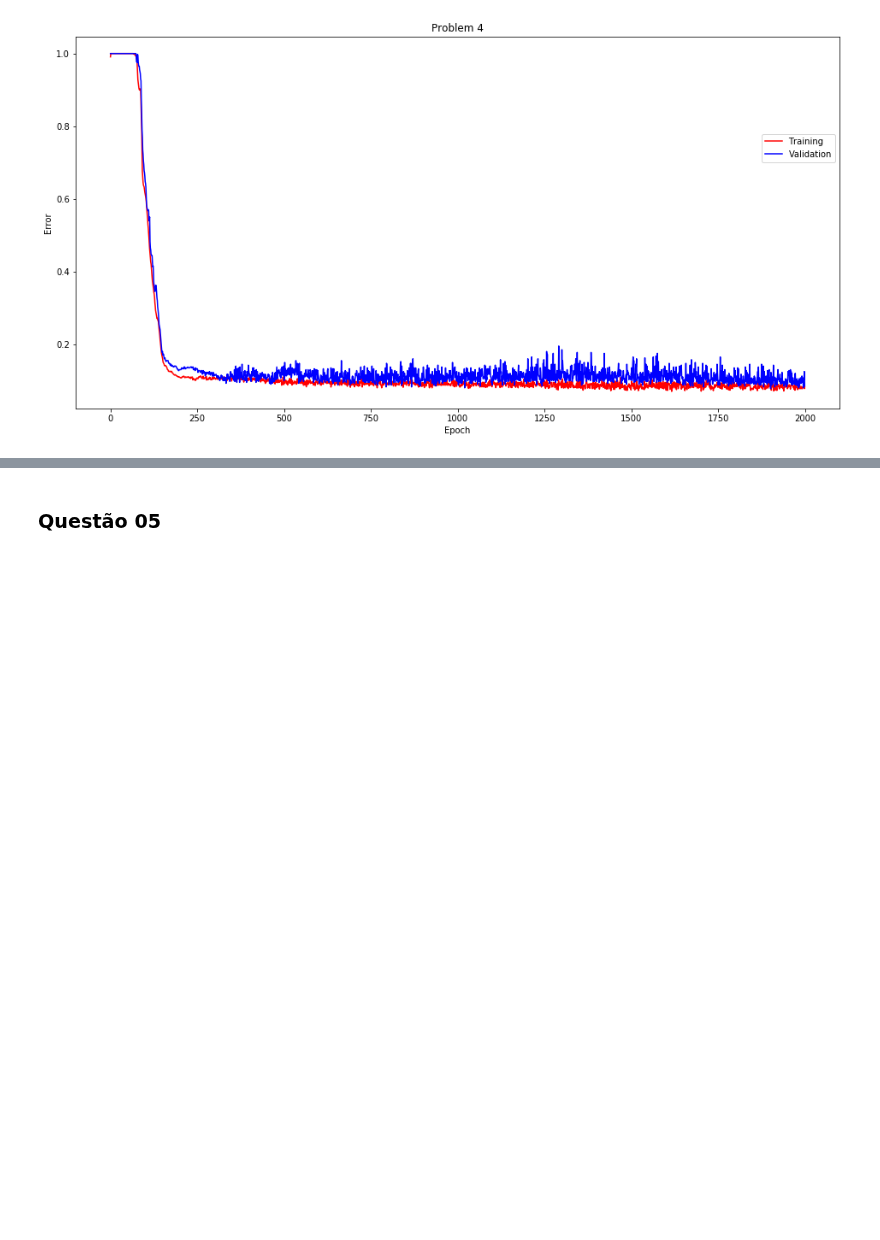
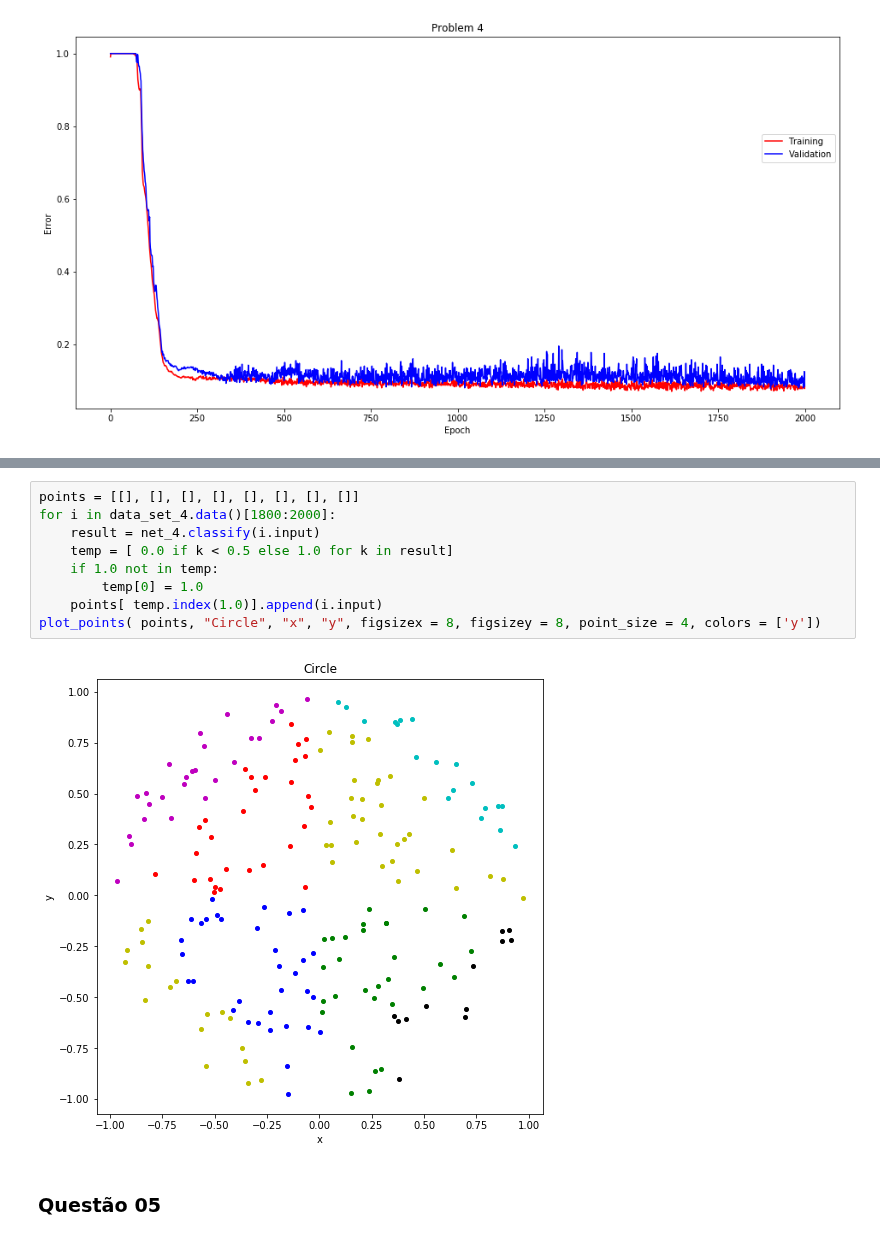
Before and after one commit to matheus-praxedes/Deep-learning, a Jupyter notebook: src/list_1.ipynb, the cells around one changed output, grey strips where cells are left out. Cells and saved outputs as stored; diff of their text form; blank space fills up the shorter version.

```diff
--- a/src/list_1.ipynb
+++ b/src/list_1.ipynb
@@ -256,3 +256,14 @@ plot_points( points, "Circle", "x", "y", figsizex = 8, figsizey = 8, point_size
+# %%
+points = [[], [], [], [], [], [], [], []]
+for i in data_set_4.data()[1800:2000]:
+    result = net_4.classify(i.input)
+    temp = [ 0.0 if k < 0.5 else 1.0 for k in result]
+    if 1.0 not in temp:
+        temp[0] = 1.0
+    points[ temp.index(1.0)].append(i.input)
+plot_points( points, "Circle", "x", "y", figsizex = 8, figsizey = 8, point_size = 4, colors = ['y'])
+# %% [output]
+[figure, added]
 # %% [markdown]
 ### **Questão 05**
 # %% [markdown]
```
Also changed, not shown: parts of 2 cells of this notebook.
